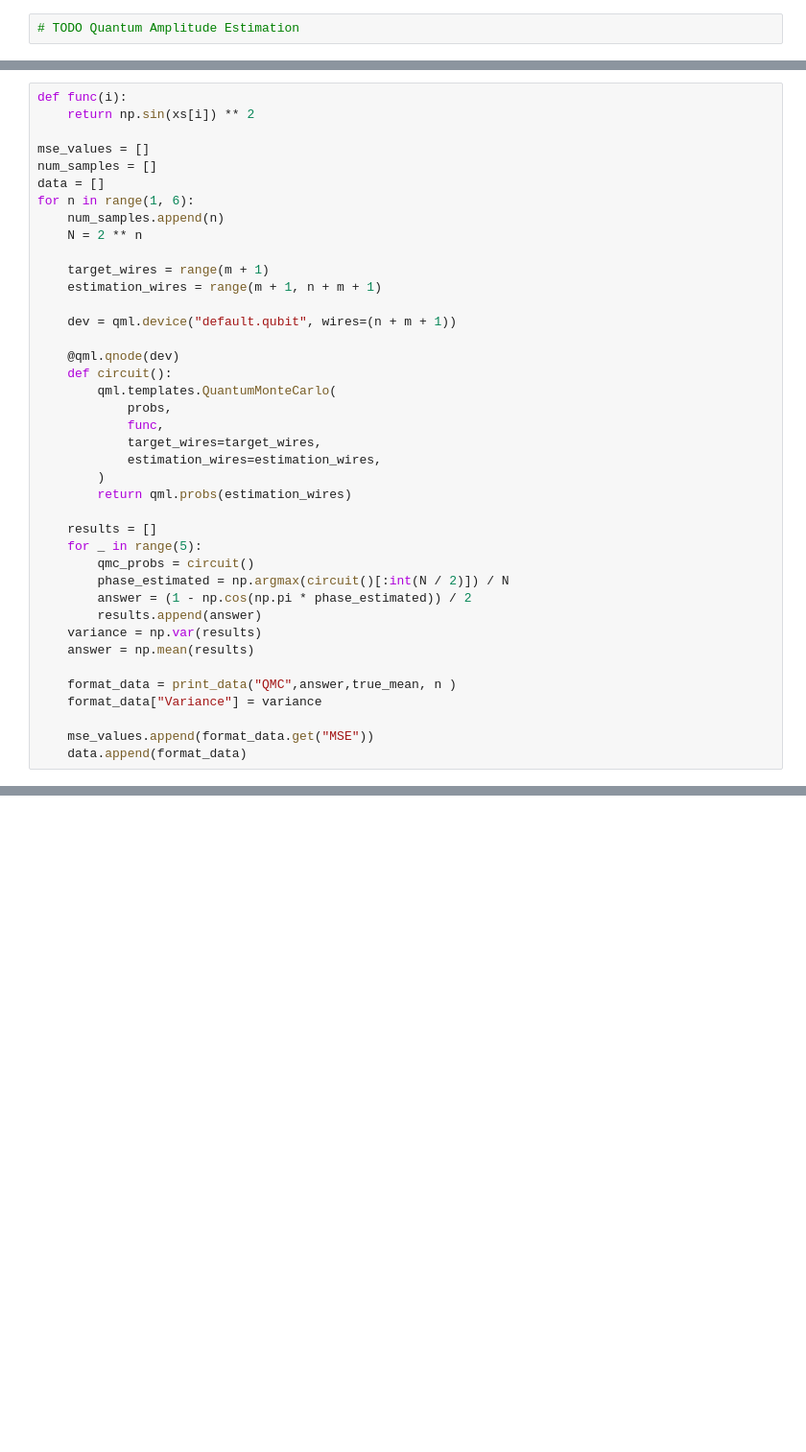
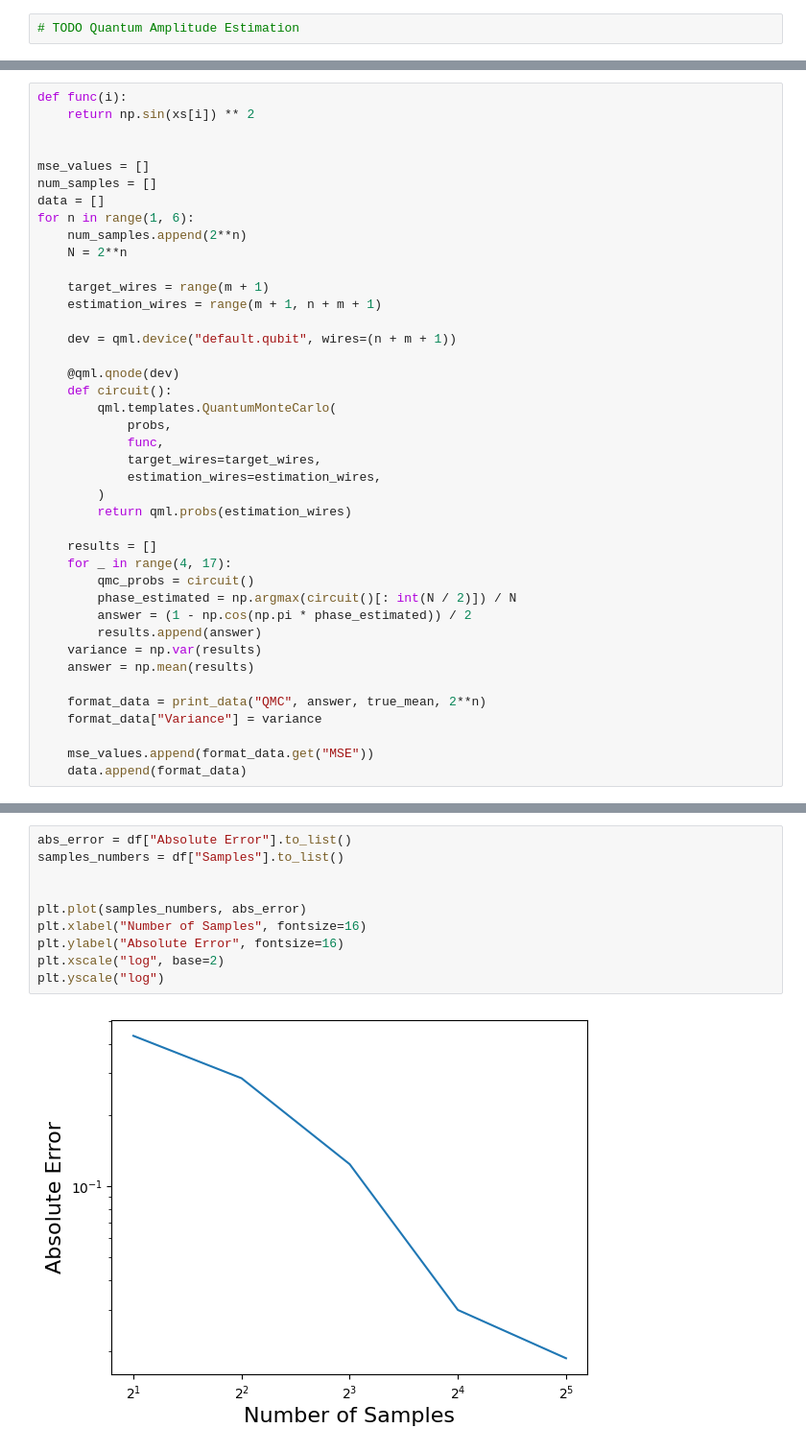
Before and after one commit to DanielVenter/MSci-Dissertation, a Jupyter notebook: Number of Simulations Experiment/NumberofSimulationsExperiment.ipynb, the cells around one changed output, grey strips where cells are left out. Shown at 96% size. Drawn from its saved outputs; the diff is of its cells as text; blank space fills up the shorter version.

```diff
--- a/Number of Simulations Experiment/NumberofSimulationsExperiment.ipynb
+++ b/Number of Simulations Experiment/NumberofSimulationsExperiment.ipynb
@@ -91,13 +106,14 @@ probs /= np.sum(probs)
 # %%
 def func(i):
     return np.sin(xs[i]) ** 2
+
 
 mse_values = []
 num_samples = []
 data = []
 for n in range(1, 6):
-    num_samples.append(n)
-    N = 2 ** n
+    num_samples.append(2**n)
+    N = 2**n
 
     target_wires = range(m + 1)
     estimation_wires = range(m + 1, n + m + 1)
@@ -115,15 +131,15 @@ for n in range(1, 6):
         return qml.probs(estimation_wires)
 
     results = []
-    for _ in range(5):
+    for _ in range(4, 17):
         qmc_probs = circuit()
-        phase_estimated = np.argmax(circuit()[:int(N / 2)]) / N
+        phase_estimated = np.argmax(circuit()[: int(N / 2)]) / N
         answer = (1 - np.cos(np.pi * phase_estimated)) / 2
         results.append(answer)
     variance = np.var(results)
     answer = np.mean(results)
 
-    format_data = print_data("QMC",answer,true_mean, n )
+    format_data = print_data("QMC", answer, true_mean, 2**n)
     format_data["Variance"] = variance
 
     mse_values.append(format_data.get("MSE"))
@@ -147,0 +164,12 @@ print(df)
+# %%
+abs_error = df["Absolute Error"].to_list()
+samples_numbers = df["Samples"].to_list()
+
+
+plt.plot(samples_numbers, abs_error)
+plt.xlabel("Number of Samples", fontsize=16)
+plt.ylabel("Absolute Error", fontsize=16)
+plt.xscale("log", base=2)
+plt.yscale("log")
+# %% [output]
+[figure, added]
```
Also changed, not shown: parts of 7 cells of this notebook, 2 other files.
